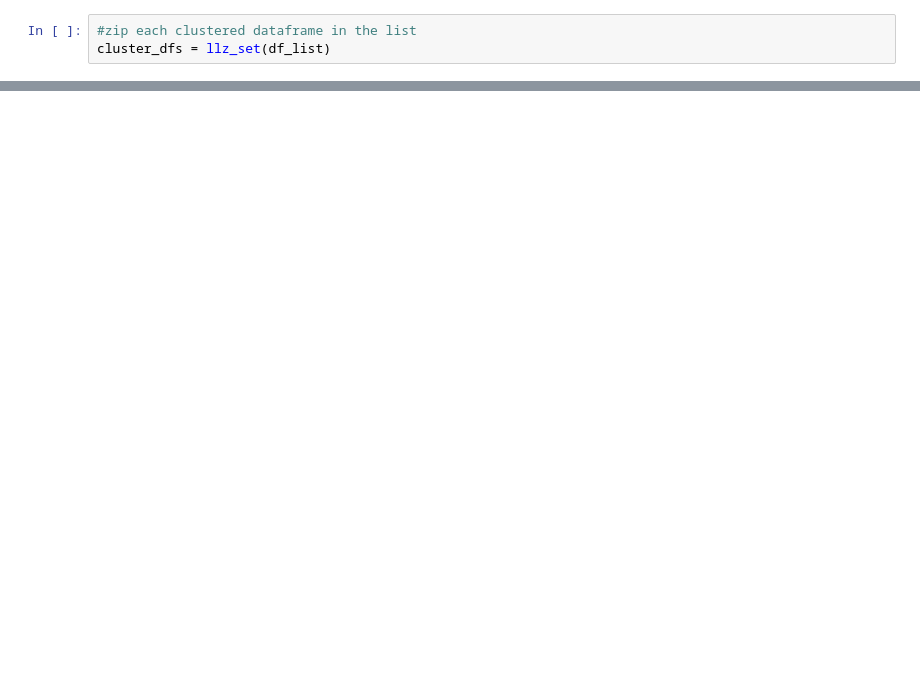
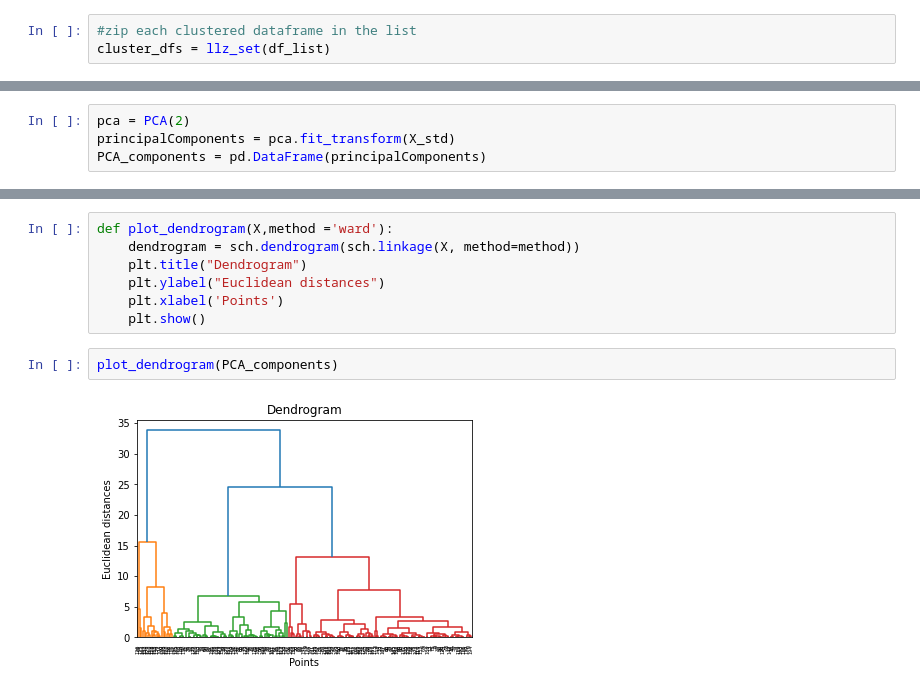
Before and after one commit to fynnweaver/Mid-Term-Project, a Jupyter notebook: notebooks/clustering.ipynb, the cells around one changed output, grey strips where cells are left out. Saved outputs shown, nothing was run; the diff lists cells and outputs as text; blank space fills up the shorter version.

```diff
--- a/notebooks/clustering.ipynb
+++ b/notebooks/clustering.ipynb
@@ -82,0 +139,4 @@ plt.legend()
+# %%
+pca = PCA(2)
+principalComponents = pca.fit_transform(X_std)
+PCA_components = pd.DataFrame(principalComponents)
@@ -82,0 +150,11 @@ plt.legend()
+# %%
+def plot_dendrogram(X,method ='ward'):
+    dendrogram = sch.dendrogram(sch.linkage(X, method=method))
+    plt.title("Dendrogram")
+    plt.ylabel("Euclidean distances")
+    plt.xlabel('Points')
+    plt.show()
+# %%
+plot_dendrogram(PCA_components)
+# %% [output]
+[figure, added]
```
Also changed, not shown: parts of 10 cells of this notebook.
